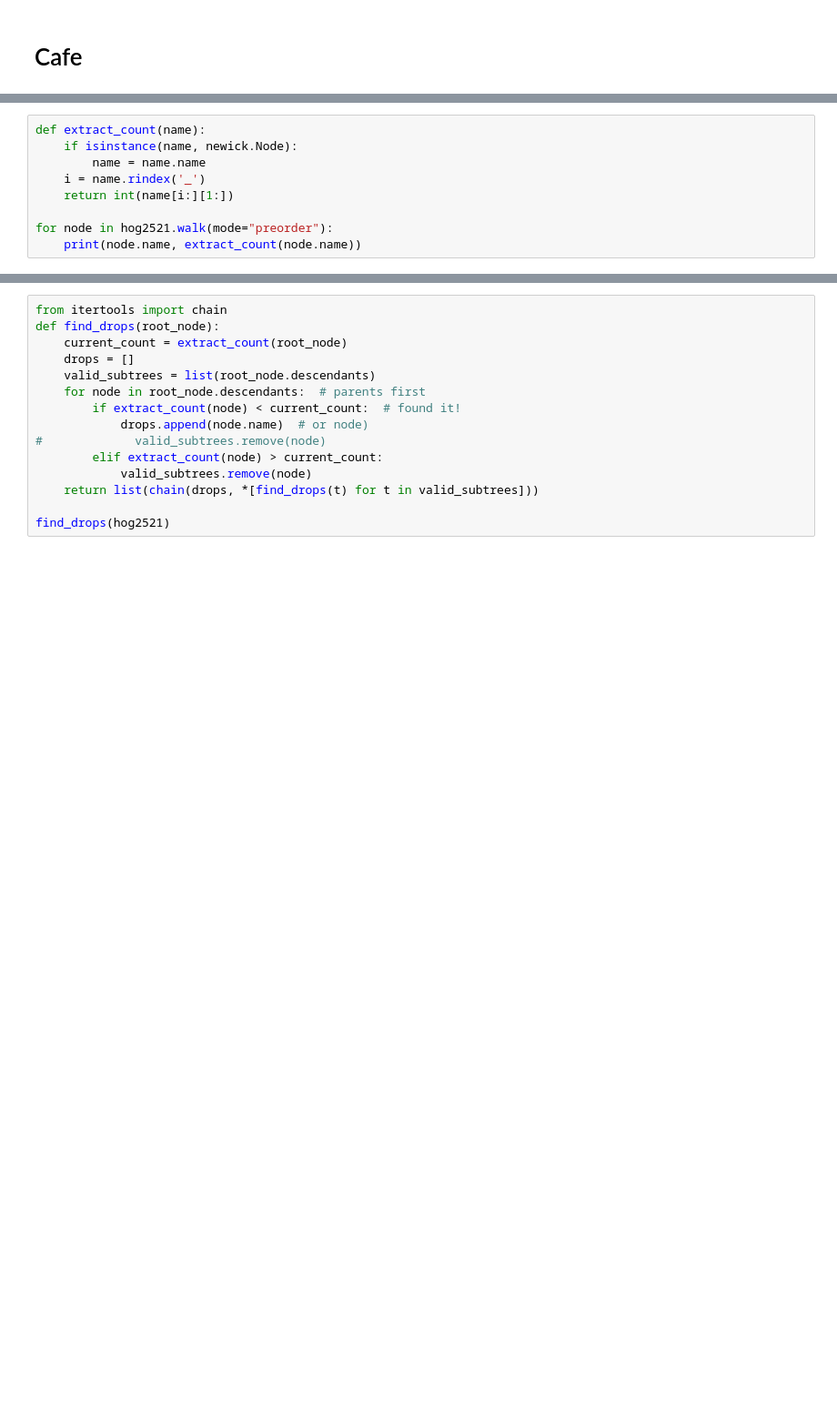
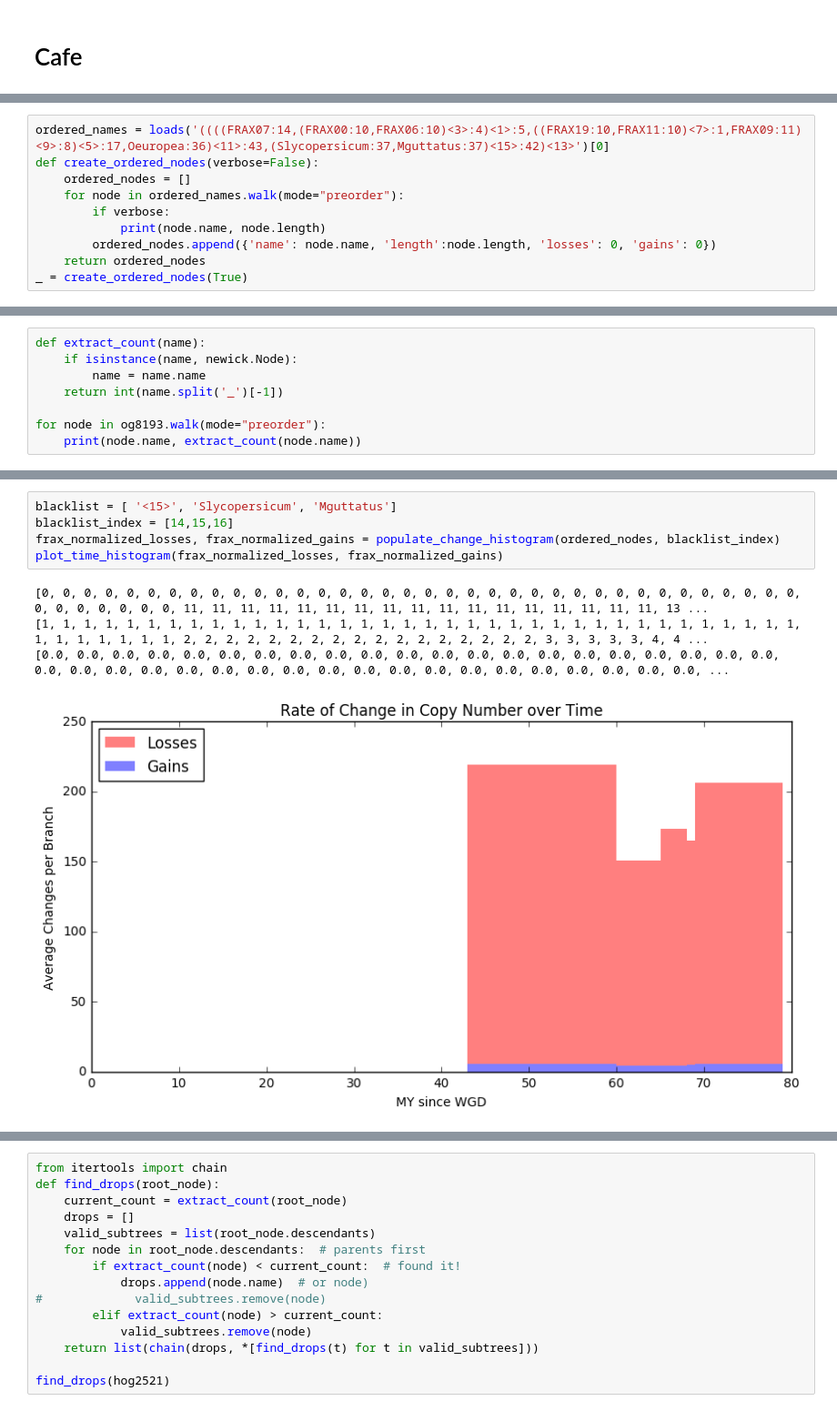
Before and after one commit to josiahseaman/DNA_Duplications, a Jupyter notebook: TreeCountAnalysis.ipynb, the cells around one changed output, grey strips where cells are left out. Shown: that part at 91% size. Saved outputs shown, nothing was run; the diff lists cells and outputs as text; blank space fills up the shorter version.

```diff
--- a/TreeCountAnalysis.ipynb
+++ b/TreeCountAnalysis.ipynb
@@ -47,0 +75,10 @@ Mimulus_4
+# %%
+ordered_names = loads('((((FRAX07:14,(FRAX00:10,FRAX06:10)<3>:4)<1>:5,((FRAX19:10,FRAX11:10)<7>:1,FRAX09:11)<9>:8)<5>:17,Oeuropea:36)<11>:43,(Slycopersicum:37,Mguttatus:37)<15>:42)<13>')[0]
+def create_ordered_nodes(verbose=False):
+    ordered_nodes = []
+    for node in ordered_names.walk(mode="preorder"):
+        if verbose:
+            print(node.name, node.length)
+        ordered_nodes.append({'name': node.name, 'length':node.length, 'losses': 0, 'gains': 0})
+    return ordered_nodes
+_ = create_ordered_nodes(True)
@@ -49,9 +104,8 @@ Mimulus_4
 def extract_count(name):
     if isinstance(name, newick.Node):
         name = name.name
-    i = name.rindex('_')
-    return int(name[i:][1:])
+    return int(name.split('_')[-1])
 
-for node in hog2521.walk(mode="preorder"):
+for node in og8193.walk(mode="preorder"):
     print(node.name, extract_count(node.name))
 # %% [output]
@@ -78,0 +244,10 @@ hog2521.descendants
+# %%
+blacklist = [ '<15>', 'Slycopersicum', 'Mguttatus']
+blacklist_index = [14,15,16]
+frax_normalized_losses, frax_normalized_gains = populate_change_histogram(ordered_nodes, blacklist_index)
+plot_time_histogram(frax_normalized_losses, frax_normalized_gains)
+# %% [output]
+[0, 0, 0, 0, 0, 0, 0, 0, 0, 0, 0, 0, 0, 0, 0, 0, 0, 0, 0, 0, 0, 0, 0, 0, 0, 0, 0, 0, 0, 0, 0, 0, 0, 0, 0, 0, 0, 0, 0, 0, 0, 0, 0, 11, 11, 11, 11, 11, 11, 11, 11, 11, 11, 11, 11, 11, 11, 11, 11, 11, 13 ...
+[1, 1, 1, 1, 1, 1, 1, 1, 1, 1, 1, 1, 1, 1, 1, 1, 1, 1, 1, 1, 1, 1, 1, 1, 1, 1, 1, 1, 1, 1, 1, 1, 1, 1, 1, 1, 1, 1, 1, 1, 1, 1, 1, 2, 2, 2, 2, 2, 2, 2, 2, 2, 2, 2, 2, 2, 2, 2, 2, 2, 3, 3, 3, 3, 3, 4, 4 ...
+[0.0, 0.0, 0.0, 0.0, 0.0, 0.0, 0.0, 0.0, 0.0, 0.0, 0.0, 0.0, 0.0, 0.0, 0.0, 0.0, 0.0, 0.0, 0.0, 0.0, 0.0, 0.0, 0.0, 0.0, 0.0, 0.0, 0.0, 0.0, 0.0, 0.0, 0.0, 0.0, 0.0, 0.0, 0.0, 0.0, 0.0, 0.0, 0.0, 0.0, ...
+[figure, added]
```
Also changed, not shown: parts of 33 cells of this notebook, 1 other file.
